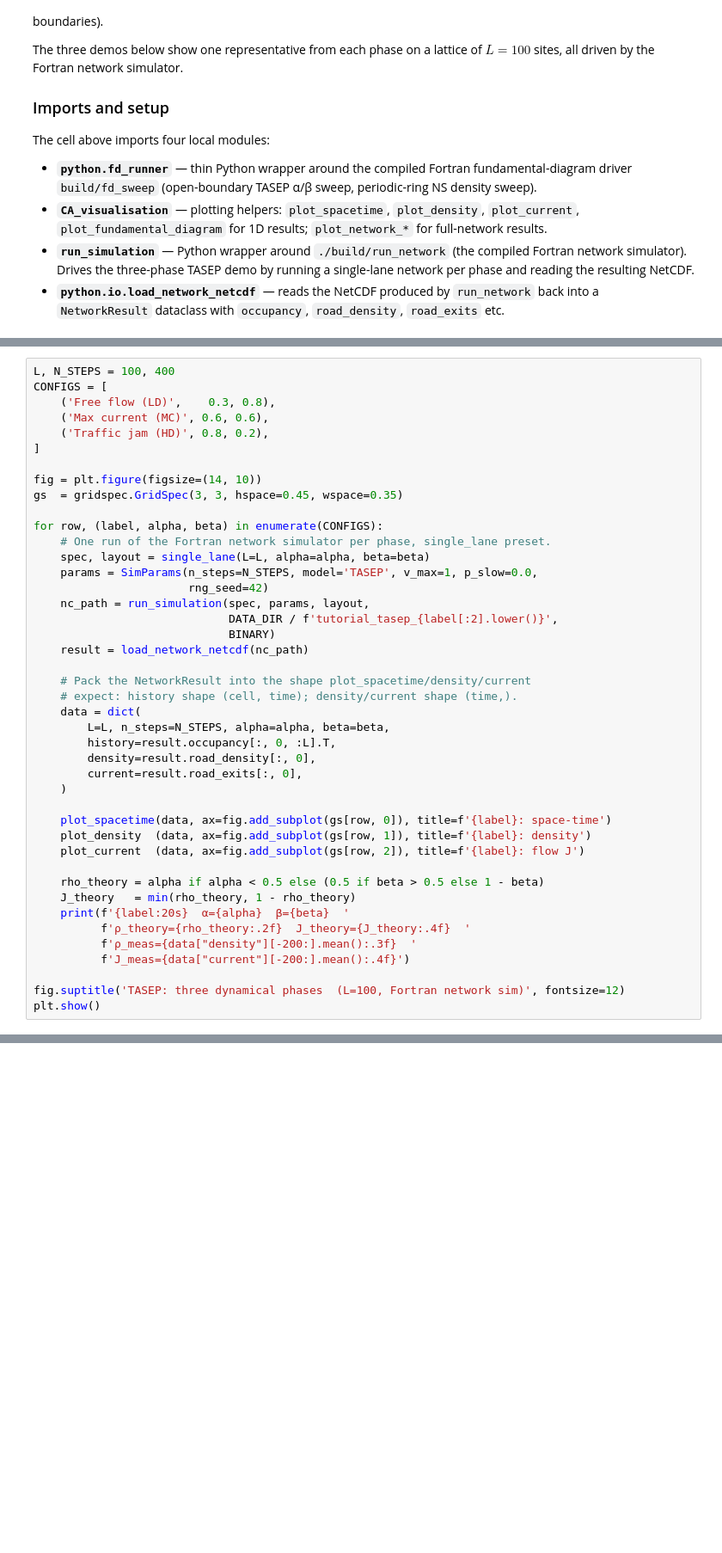
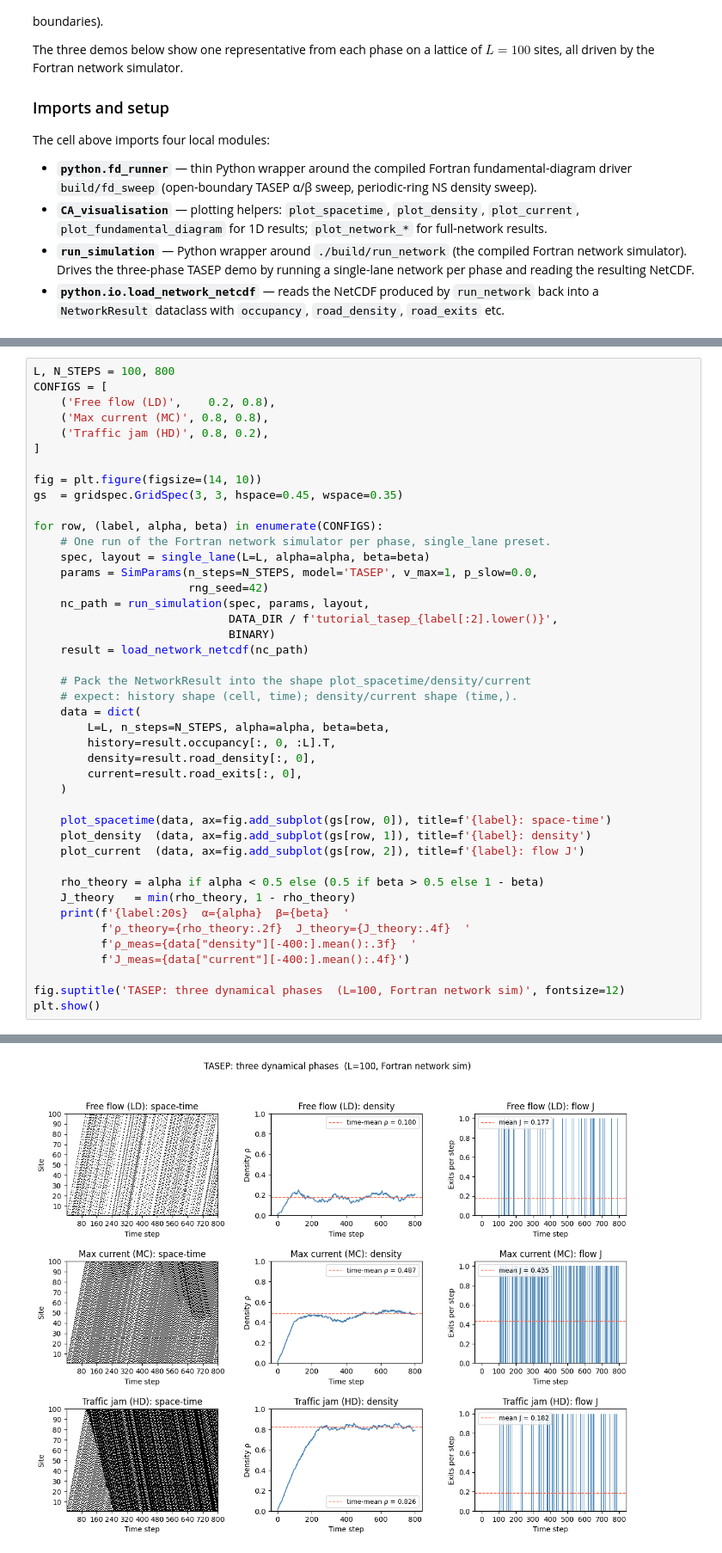
Before and after one commit to JasperA680/PX915, a Jupyter notebook: notebooks/tutorial.ipynb, the cells around one changed output, grey strips where cells are left out. Shown at 86% size. Drawn from its saved outputs; the diff is of its cells as text; blank space fills up the shorter version.

```diff
--- a/notebooks/tutorial.ipynb
+++ b/notebooks/tutorial.ipynb
@@ -755,9 +757,9 @@ The cell above imports four local modules:
 | Traffic jam: $\alpha=0.8$, $\beta=0.2$ | HD phase | $\beta < \alpha$, $\beta < \tfrac{1}{2}$ → $\rho\approx0.80$, $J\approx0.16$ |
 # %%
-L, N_STEPS = 100, 400
+L, N_STEPS = 100, 800
 CONFIGS = [
-    ('Free flow (LD)',    0.3, 0.8),
-    ('Max current (MC)', 0.6, 0.6),
+    ('Free flow (LD)',    0.2, 0.8),
+    ('Max current (MC)', 0.8, 0.8),
     ('Traffic jam (HD)', 0.8, 0.2),
 ]
 
@@ -791,8 +793,9 @@ for row, (label, alpha, beta) in enumerate(CONFIGS):
     J_theory   = min(rho_theory, 1 - rho_theory)
     print(f'{label:20s}  α={alpha}  β={beta}  '
           f'ρ_theory={rho_theory:.2f}  J_theory={J_theory:.4f}  '
-          f'ρ_meas={data["density"][-200:].mean():.3f}  '
-          f'J_meas={data["current"][-200:].mean():.4f}')
+          f'ρ_meas={data["density"][-400:].mean():.3f}  '
+          f'J_meas={data["current"][-400:].mean():.4f}')
 
 fig.suptitle('TASEP: three dynamical phases  (L=100, Fortran network sim)', fontsize=12)
 plt.show()
+# %% [output]
@@ -799,3 +805,4 @@ plt.show()
+[figure, added]
 # %% [markdown]
 #### Reading the figure
 
```
Also changed, not shown: parts of 7 cells of this notebook, 1 other file.
